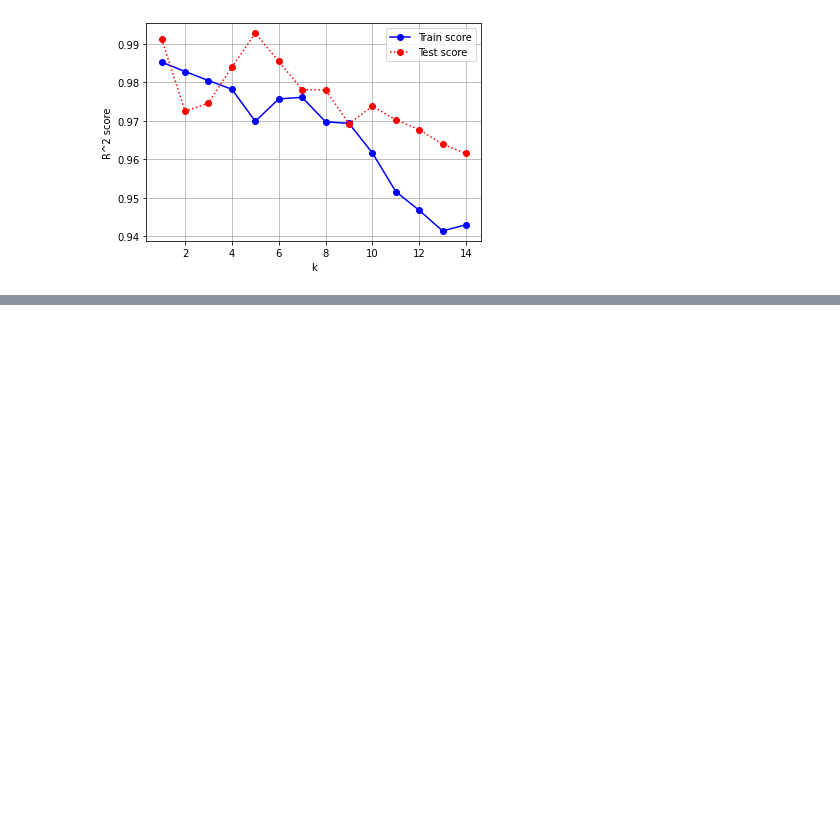
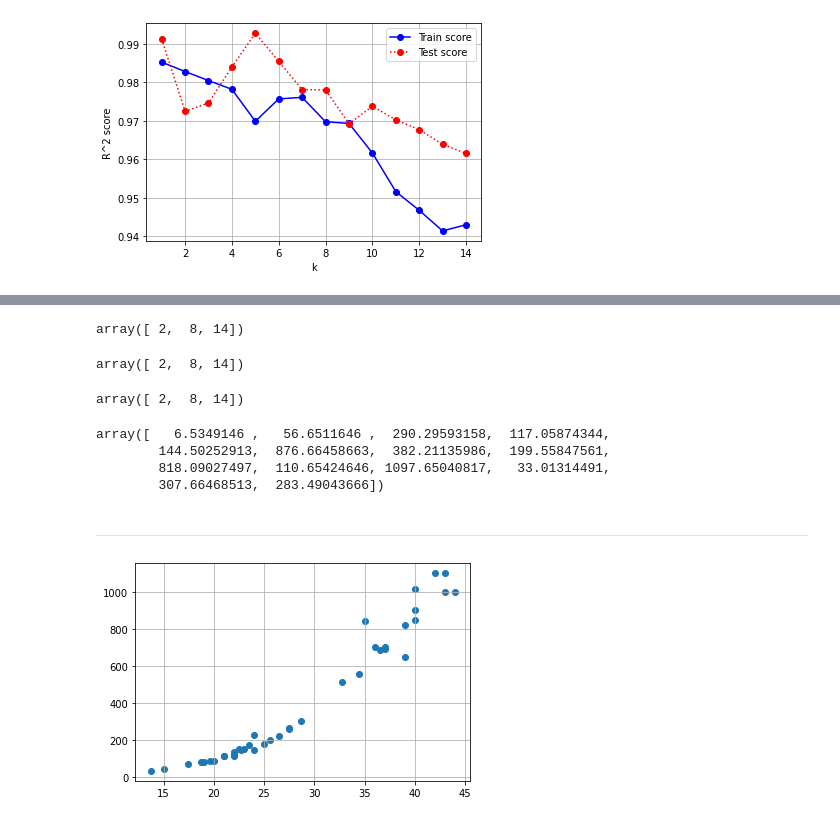
Before and after one commit to sangjin94/itwill-python, a Jupyter notebook: ml05_regression.ipynb, the cells around one changed output, grey strips where cells are left out. Saved outputs shown, nothing was run; the diff lists cells and outputs as text; code cells hidden in the pictures; blank space fills up the shorter version.

```diff
--- a/ml05_regression.ipynb
+++ b/ml05_regression.ipynb
@@ -309,0 +494,4 @@ plt.show()
+# %%
+# x^2 항을 추가해서 (n_samples, 2) shape을 갖는 2차원 배열 만듦.
+X_train_poly = np.c_[X_train, X_train ** 2]
+X_train_poly[:5]
@@ -309,0 +508,6 @@ plt.show()
+# %%
+lin_reg2 = LinearRegression()
+# %%
+lin_reg2.fit(X_train_poly, y_train)
+# 2차 항이 포함된 train set을 학습시킴
+# -> 예측값 y_hat = w0 + w1 * x + w2 * x^2 과 실제값 y 사이의 오차가 최소가 되는 w0, w1, w2를 찾는 과정.
@@ -309,0 +614,36 @@ plt.show()
+# %%
+np.dot(A, b)  # (3, 2) @ (2,) = (3,) : 1d array
+# %% [output]
+array([ 2,  8, 14])
+# %%
+# np.dot(a1, a2) 함수, a1.dot(a2) 메서드, @ 연산자
+A.dot(b)
+# %% [output]
+array([ 2,  8, 14])
+# %%
+A @ b
+# %% [output]
+array([ 2,  8, 14])
+# %%
+y_hat = lin_reg2.intercept_ + X_test_poly @ lin_reg2.coef_
+y_hat
+# %% [output]
+array([   6.5349146 ,   56.6511646 ,  290.29593158,  117.05874344,
+        144.50252913,  876.66458663,  382.21135986,  199.55847561,
+        818.09027497,  110.65424646, 1097.65040817,   33.01314491,
+        307.66468513,  283.49043666])
+# %% [markdown]
+
+
+---
+# %%
+# train set 시각화 - scatter plot
+plt.scatter(X_train, y_train)
+
+# 2차항이 포함된 선형 회귀 곡선 시각화 - line plot
+
+
+plt.grid()
+plt.show()
+# %% [output]
+[figure, added]
```
Also changed, not shown: parts of 52 cells of this notebook.
